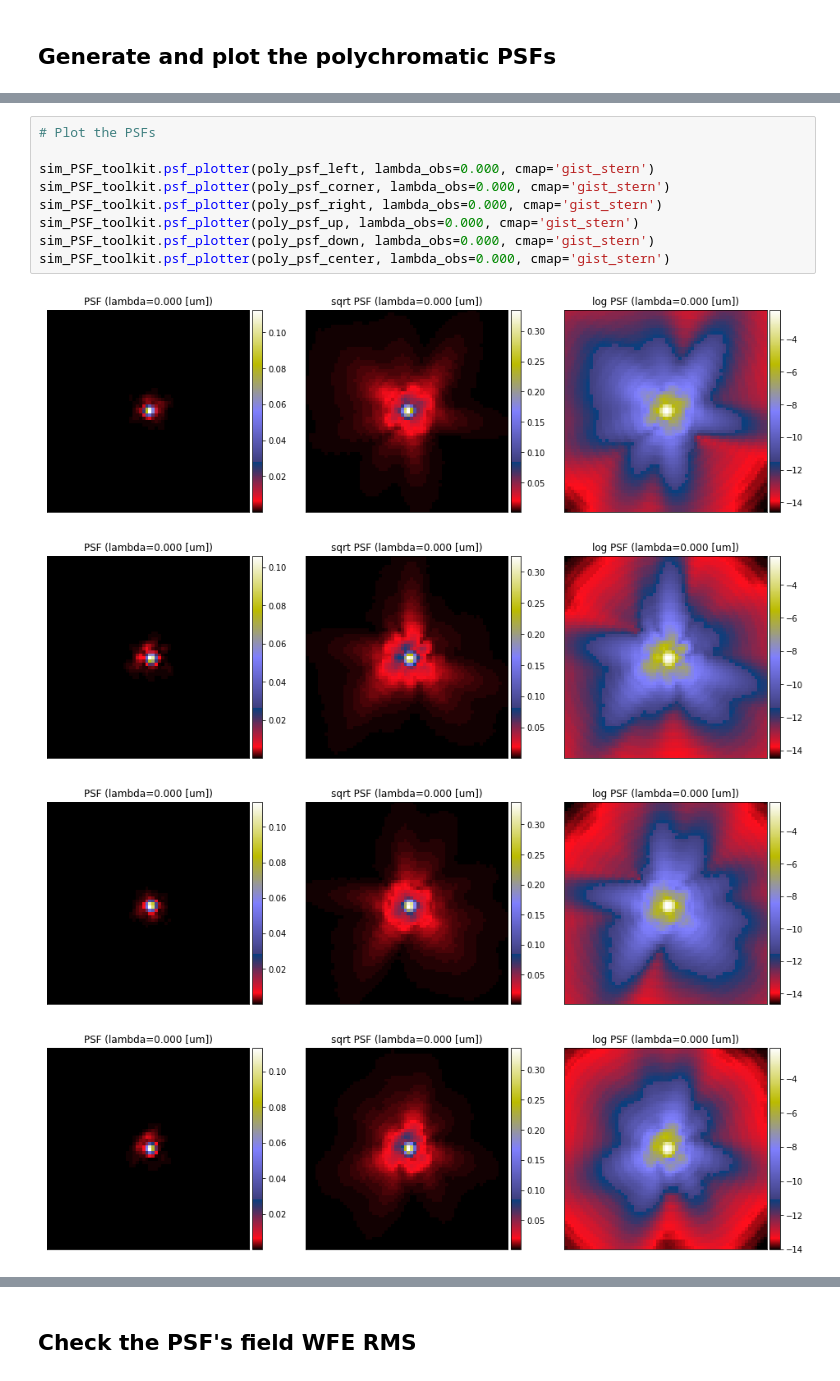
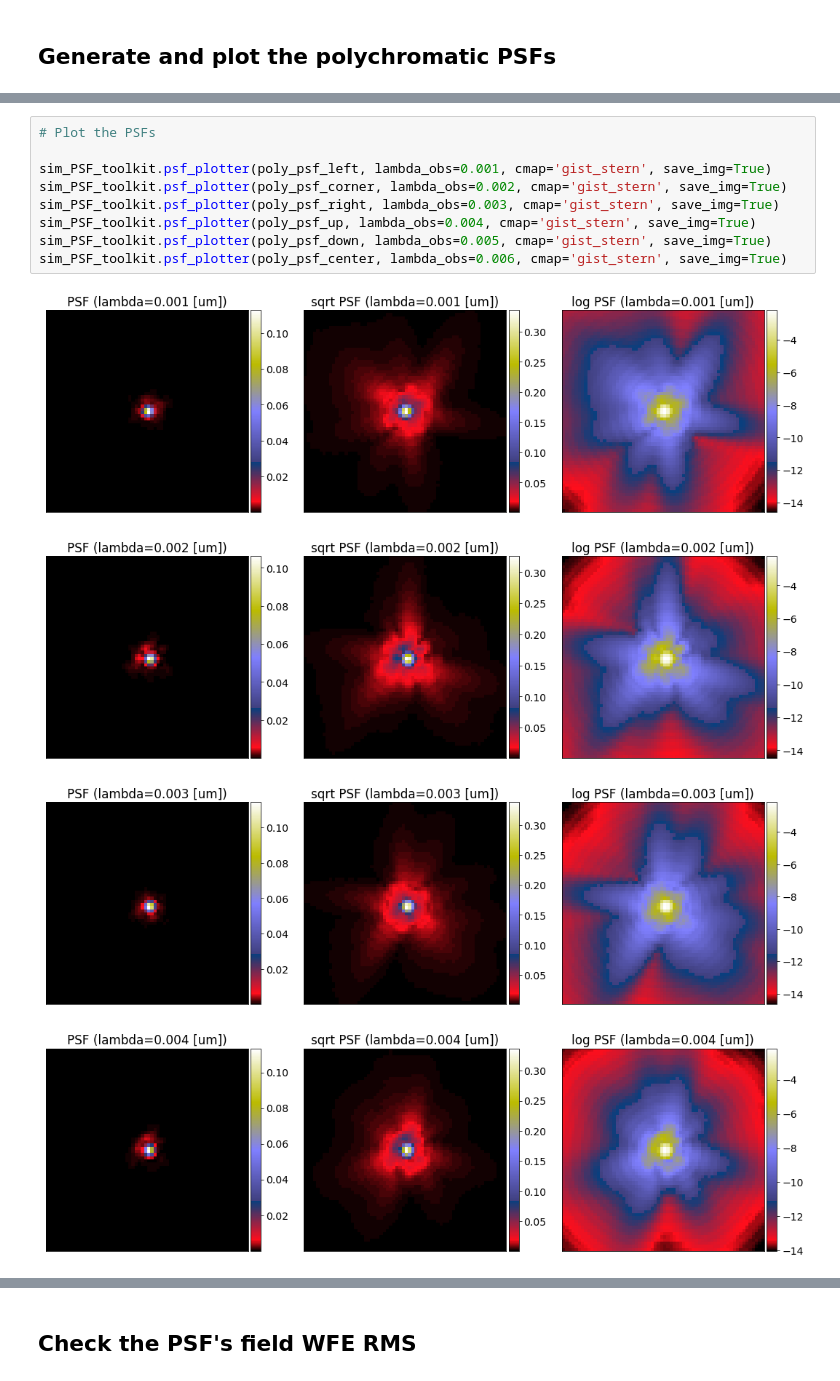
Before and after one commit to CosmoStat/wf-psf, a Jupyter notebook: psf-generation/notebooks/DEF-PSF-field.ipynb, the cells around one changed output, grey strips where cells are left out. Saved outputs shown, nothing was run; the diff lists cells and outputs as text.

```diff
--- a/psf-generation/notebooks/DEF-PSF-field.ipynb
+++ b/psf-generation/notebooks/DEF-PSF-field.ipynb
@@ -871,14 +871,14 @@ WARNING: requested wavelength 0.5499 um is not in VIS passband [0.55,0.9]um
 # %%
 # Plot the PSFs
 
-sim_PSF_toolkit.psf_plotter(poly_psf_left, lambda_obs=0.000, cmap='gist_stern')
-sim_PSF_toolkit.psf_plotter(poly_psf_corner, lambda_obs=0.000, cmap='gist_stern')
-sim_PSF_toolkit.psf_plotter(poly_psf_right, lambda_obs=0.000, cmap='gist_stern')
-sim_PSF_toolkit.psf_plotter(poly_psf_up, lambda_obs=0.000, cmap='gist_stern')
-sim_PSF_toolkit.psf_plotter(poly_psf_down, lambda_obs=0.000, cmap='gist_stern')
-sim_PSF_toolkit.psf_plotter(poly_psf_center, lambda_obs=0.000, cmap='gist_stern')
+sim_PSF_toolkit.psf_plotter(poly_psf_left, lambda_obs=0.001, cmap='gist_stern', save_img=True)
+sim_PSF_toolkit.psf_plotter(poly_psf_corner, lambda_obs=0.002, cmap='gist_stern', save_img=True)
+sim_PSF_toolkit.psf_plotter(poly_psf_right, lambda_obs=0.003, cmap='gist_stern', save_img=True)
+sim_PSF_toolkit.psf_plotter(poly_psf_up, lambda_obs=0.004, cmap='gist_stern', save_img=True)
+sim_PSF_toolkit.psf_plotter(poly_psf_down, lambda_obs=0.005, cmap='gist_stern', save_img=True)
+sim_PSF_toolkit.psf_plotter(poly_psf_center, lambda_obs=0.006, cmap='gist_stern', save_img=True)
 # %% [output]
-[figure, old version]
+[figure, new version]
-[figure, old version]
+[figure, new version]
-[figure, old version]
+[figure, new version]
-[figure, old version]
+[figure, new version]
```
Also changed, not shown: parts of 5 cells of this notebook, 1 other file.
